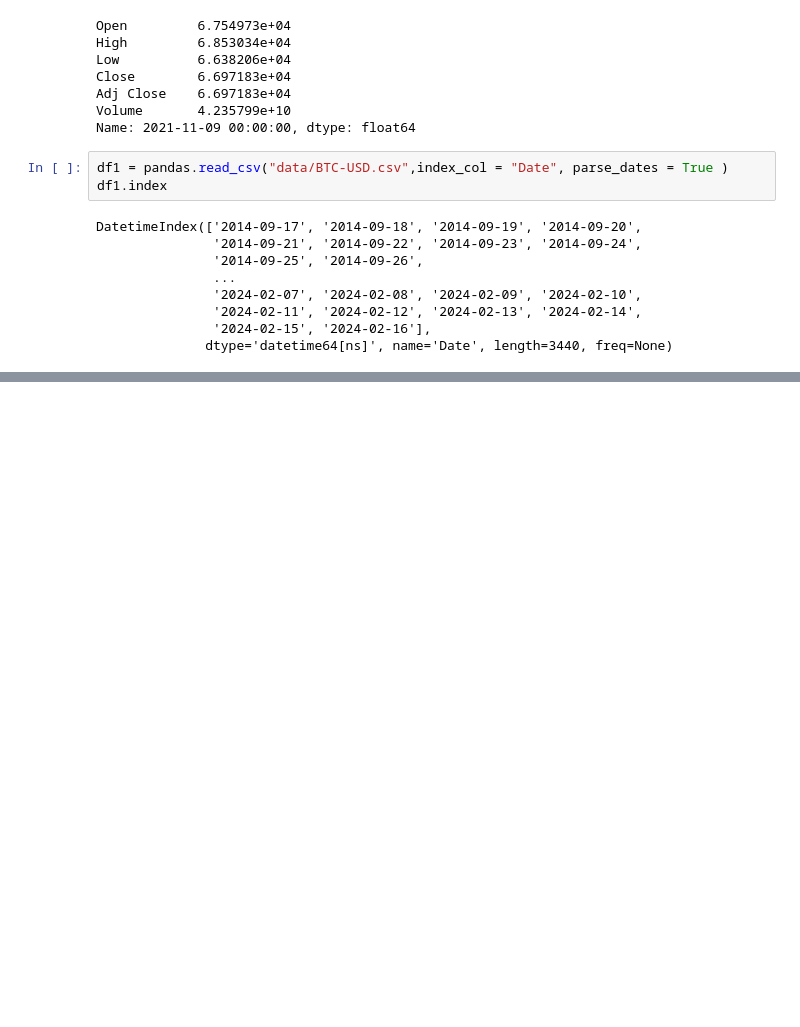
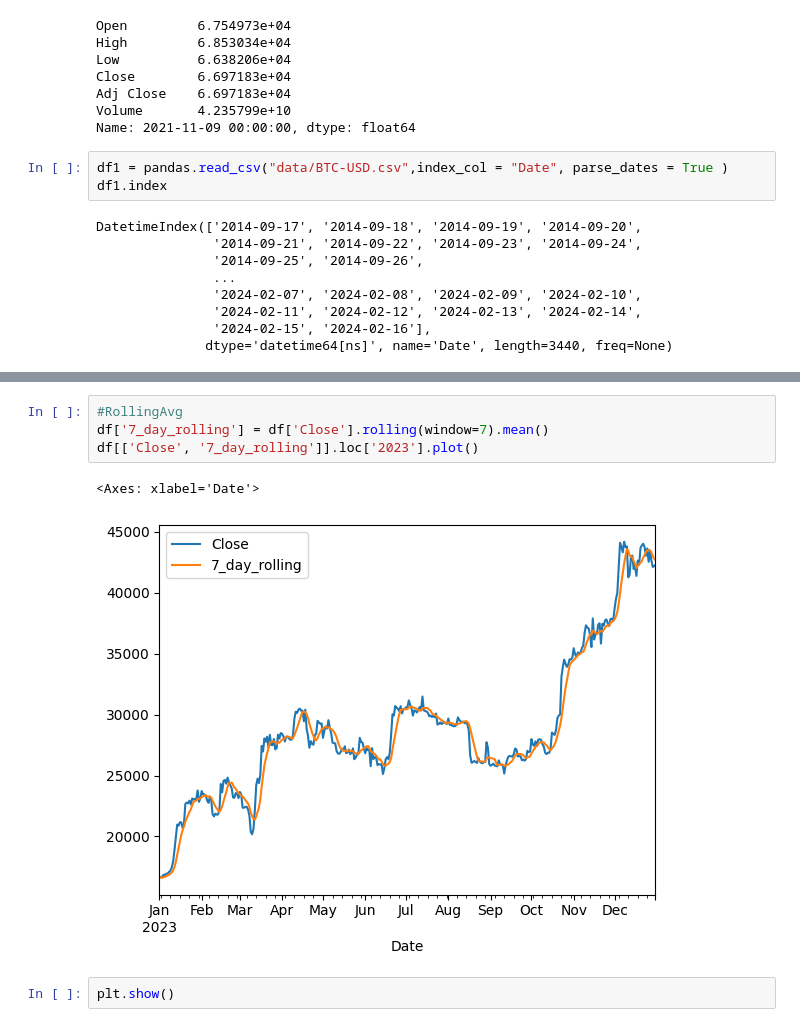
Before and after one commit to Grid-Resilience-Wentworth-Collaboration/time-series-tutorials-2025, a Jupyter notebook: Tutorial1.ipynb, the cells around one changed output, grey strips where cells are left out. Drawn from its saved outputs; the diff is of its cells as text; blank space fills up the shorter version.

```diff
--- a/Tutorial1.ipynb
+++ b/Tutorial1.ipynb
@@ -72,0 +73,9 @@ df.resample('W').mean()
+# %%
+#RollingAvg
+df['7_day_rolling'] = df['Close'].rolling(window=7).mean()
+df[['Close', '7_day_rolling']].loc['2023'].plot()
+# %% [output]
+<Axes: xlabel='Date'>
+[figure, added]
+# %%
+plt.show()
```
Also changed, not shown: parts of 2 cells of this notebook.
